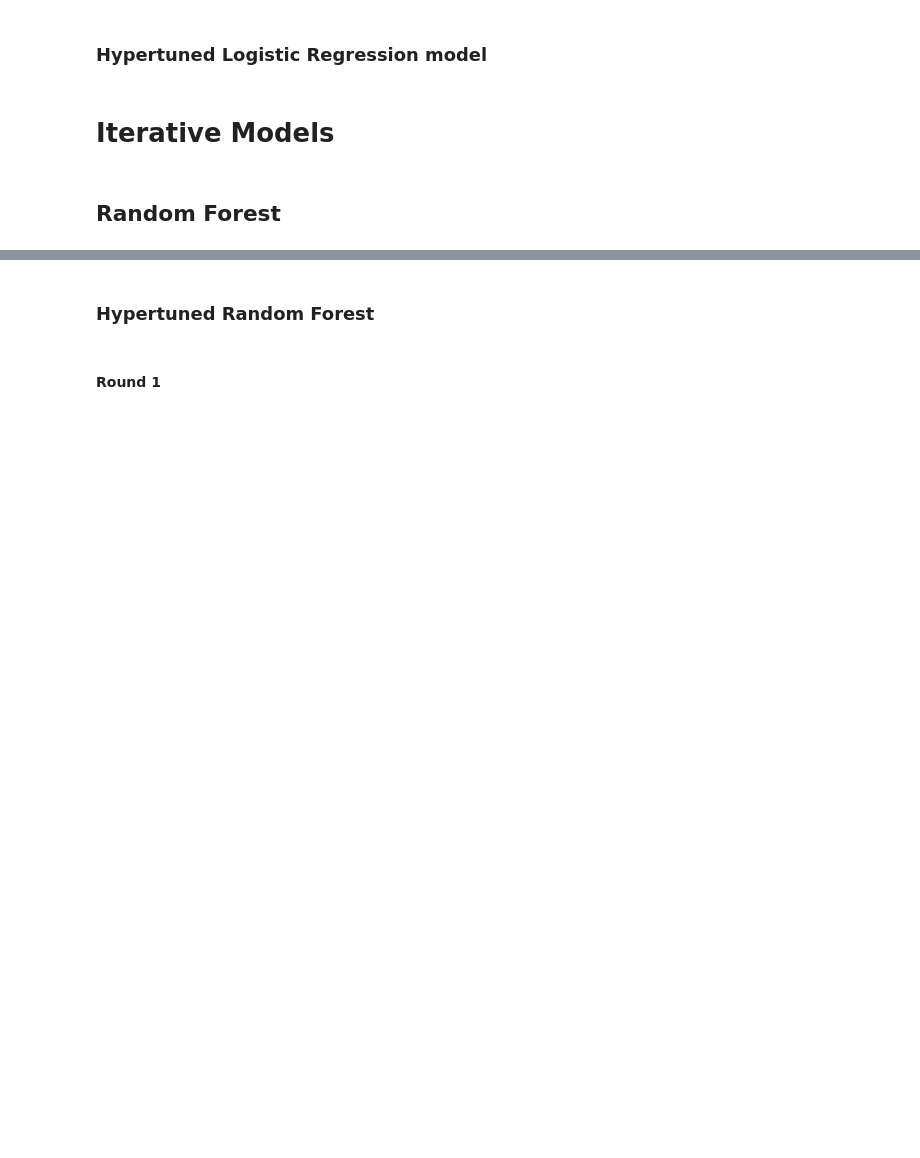
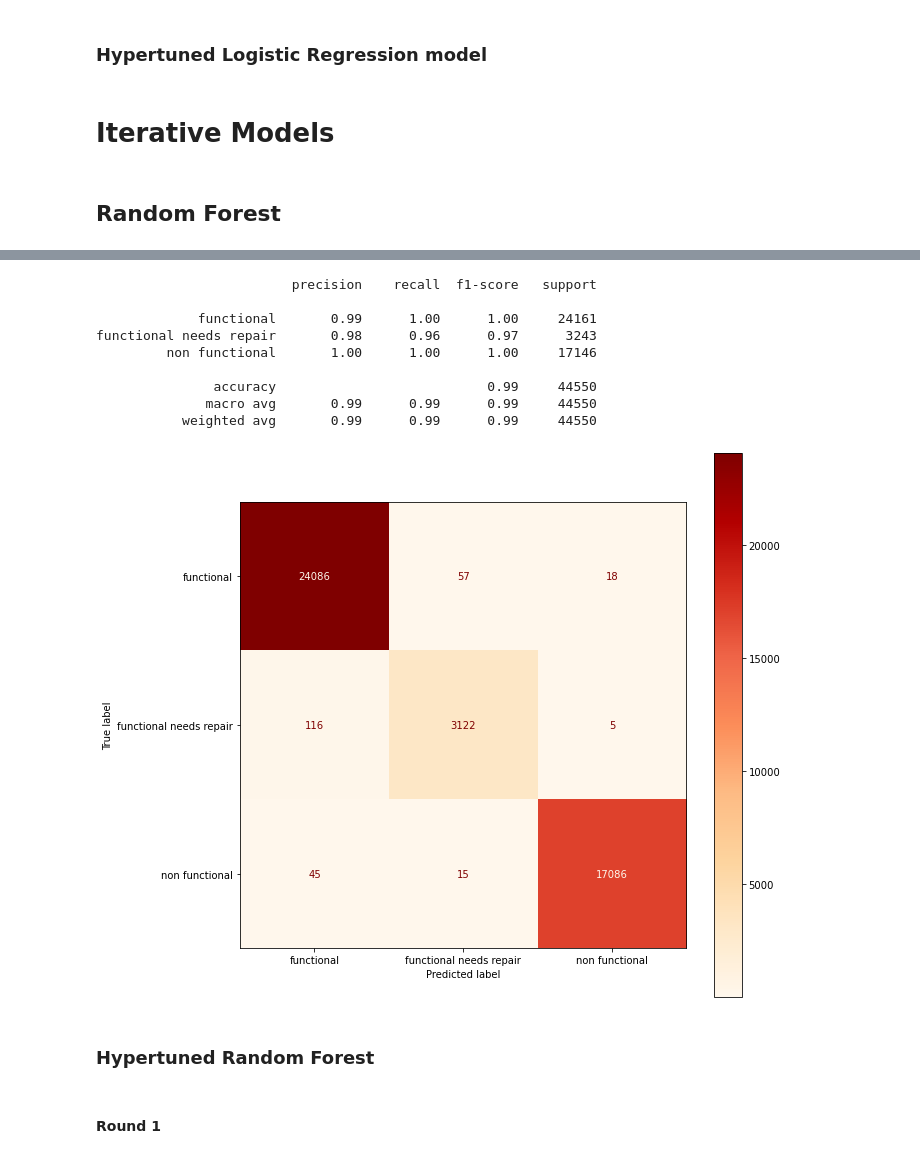
Before and after one commit to ssaeed85/dsc-ph3-TanzaniaWaterWell, a Jupyter notebook: Notebook_DataCleaning.ipynb, the cells around one changed output, grey strips where cells are left out. Drawn from its saved outputs; the diff is of its cells as text; code cells hidden in the pictures; blank space fills up the shorter version.

```diff
--- a/Notebook_DataCleaning.ipynb
+++ b/Notebook_DataCleaning.ipynb
@@ -213,7 +239,7 @@ pickle.dump(baseline_00, open(filePath, 'wb'))
 # %%
 ct = ColumnTransformer(transformers=[
 
-    ('ct_cyr',subpipe_cYr,['construction_year']),
+    ('ct_cyr',subpipe_num,['construction_year']),
     ('ct_coord',subpipe_coord, ['latitude','longitude','region']), #Note: region is passed to allow groupby. Not returned.
     ('ct_cat1',subpipe_cat1,col_ImputeAndOHE),
     ('ct_cat2',subpipe_cat2,col_OneHotEncode),
@@ -290,8 +312,23 @@ ct = ColumnTransformer(transformers=[
+# %%
+ct = ColumnTransformer(transformers=[
+
+    ('ct_cyr', subpipe_num, ['construction_year']),
+
+    # Note: region is passed to allow groupby. Not returned.
+    ('ct_coord', subpipe_coord, ['latitude', 'longitude', 'region']),
+
+    ('ct_cat1', subpipe_cat1, ['public_meeting','scheme_management', 'permit', 'source_class']),
+
+    ('ct_cat2', subpipe_cat2, ['basin', 'extraction_type_class', 'management', 'payment', 'quality_group',
+                               'quantity', 'source_type', 'waterpoint_type_group']),
+
+])
 # %%
 rfc_model_pipe = Pipeline([
-   ('rfc',RandomForestClassifier(random_state=42))
+    ('ct',ct),
+   ('rfc',RandomForestClassifier(random_state=42,n_jobs=Notebook_n_jobs))
 ])
 
 rfc_model_pipe.fit(X_train,y_train)
 
-cross_val_score(rfc_model_pipe,X_train,y_train,cv=5).mean()
+cross_val_score(rfc_model_pipe,X_train,y_train,cv=5,scoring='').mean()
@@ -298,3 +349,16 @@ cross_val_score(rfc_model_pipe,X_train,y_train,cv=5).mean()
+# %%
+modelReport(rfc_model_pipe,X_train,y_train)
+# %% [output]
+                         precision    recall  f1-score   support
+
+             functional       0.99      1.00      1.00     24161
+functional needs repair       0.98      0.96      0.97      3243
+         non functional       1.00      1.00      1.00     17146
+
+               accuracy                           0.99     44550
+              macro avg       0.99      0.99      0.99     44550
+           weighted avg       0.99      0.99      0.99     44550
+[figure, added]
 # %%
 filePath = f'models/{rfc_model_pipe=}'.split('=')[0] + '.sav'
 pickle.dump(rfc_model_pipe, open(filePath, 'wb'))
```
Also changed, not shown: parts of 23 cells of this notebook.
